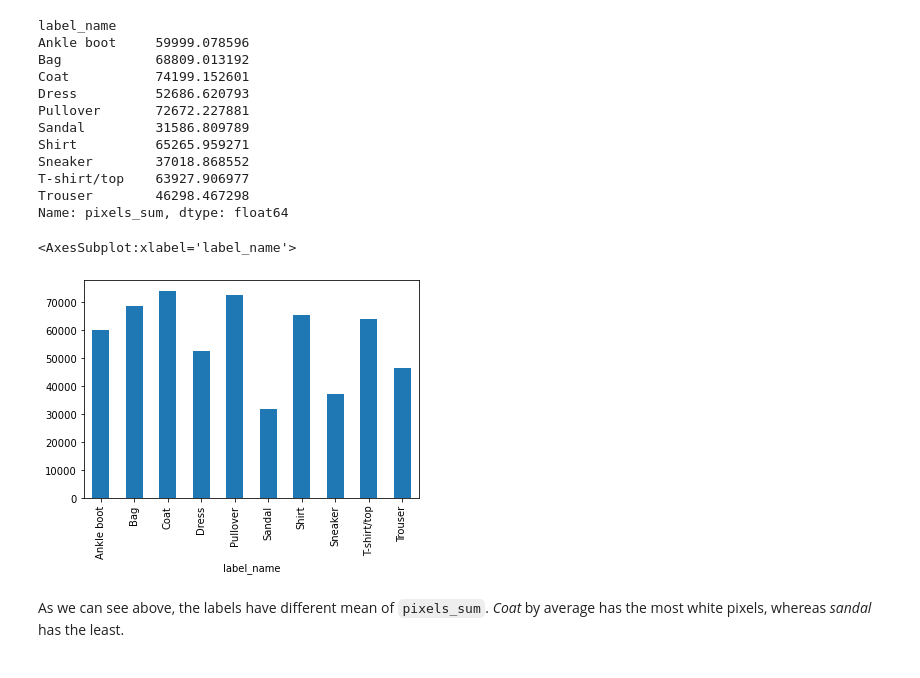
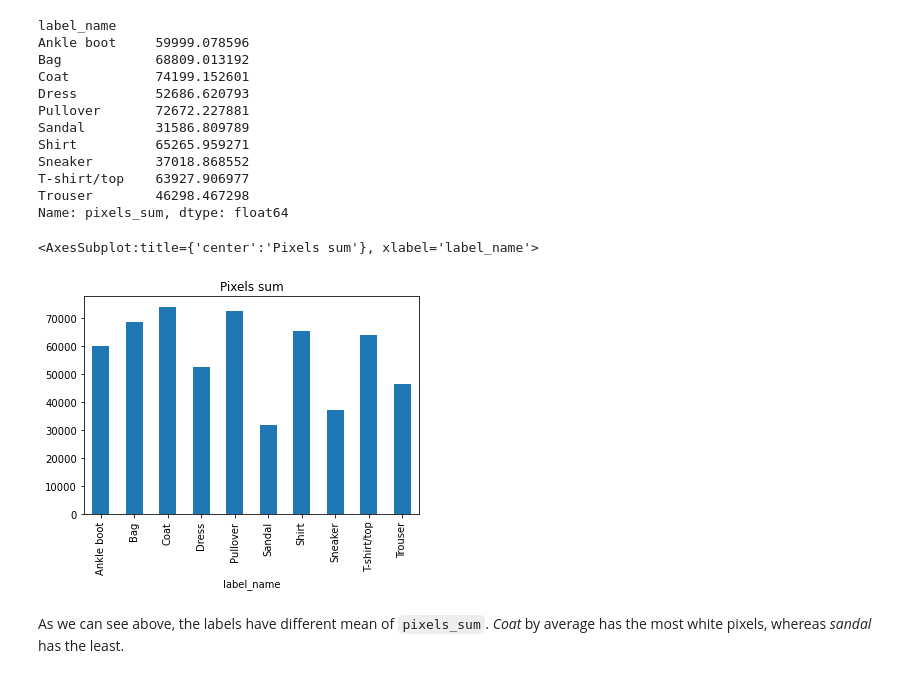
Before and after one commit to Eryk07/ClothesClassification, a Jupyter notebook: ClothesClassification.ipynb, the cells around one changed output. Drawn from its saved outputs; the diff is of its cells as text; code cells hidden in the pictures.

```diff
--- a/ClothesClassification.ipynb
+++ b/ClothesClassification.ipynb
@@ -114,10 +114,10 @@ T-shirt/top    63927.906977
 Trouser        46298.467298
 Name: pixels_sum, dtype: float64
 # %%
-labels_pixels_sum.plot.bar()
+labels_pixels_sum.plot.bar(title="Pixels sum")
 # %% [output]
-<AxesSubplot:xlabel='label_name'>
+<AxesSubplot:title={'center':'Pixels sum'}, xlabel='label_name'>
-[figure, old version]
+[figure, new version]
 # %% [markdown]
 As we can see above, the labels have different mean of `pixels_sum`. *Coat* by average has the most white pixels, whereas *sandal* has the least.
 # %% [markdown]
```
Also changed, not shown: parts of 9 cells of this notebook.
